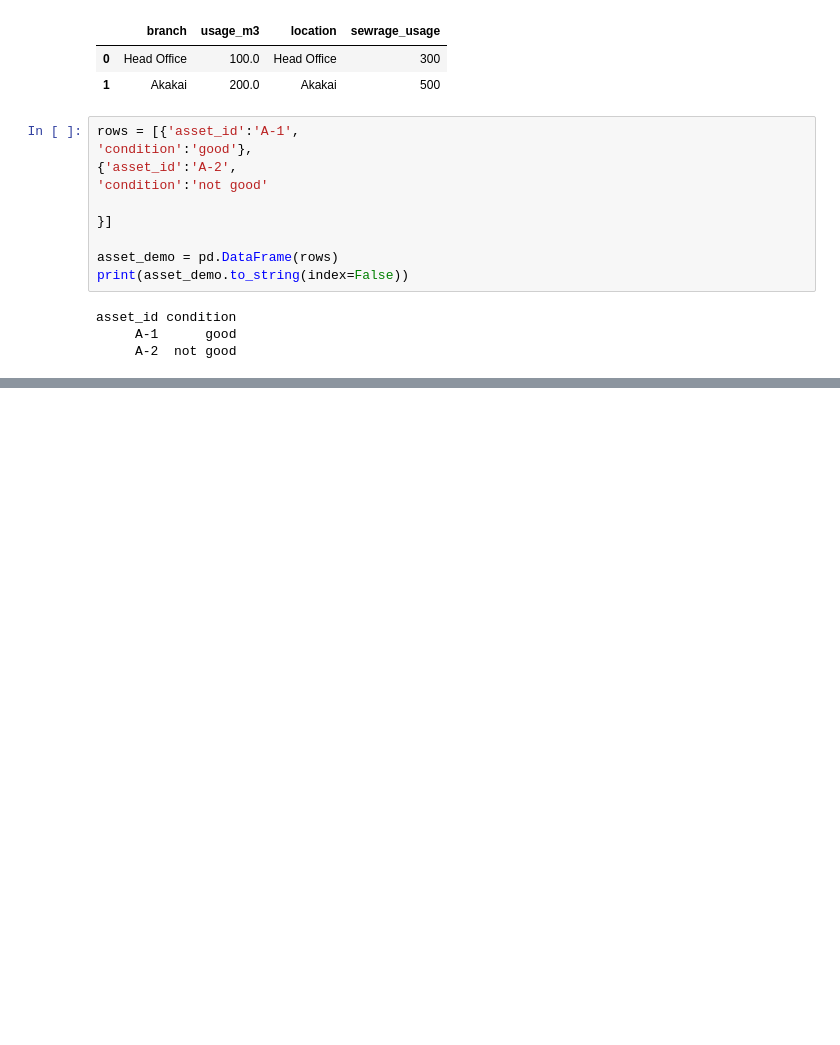
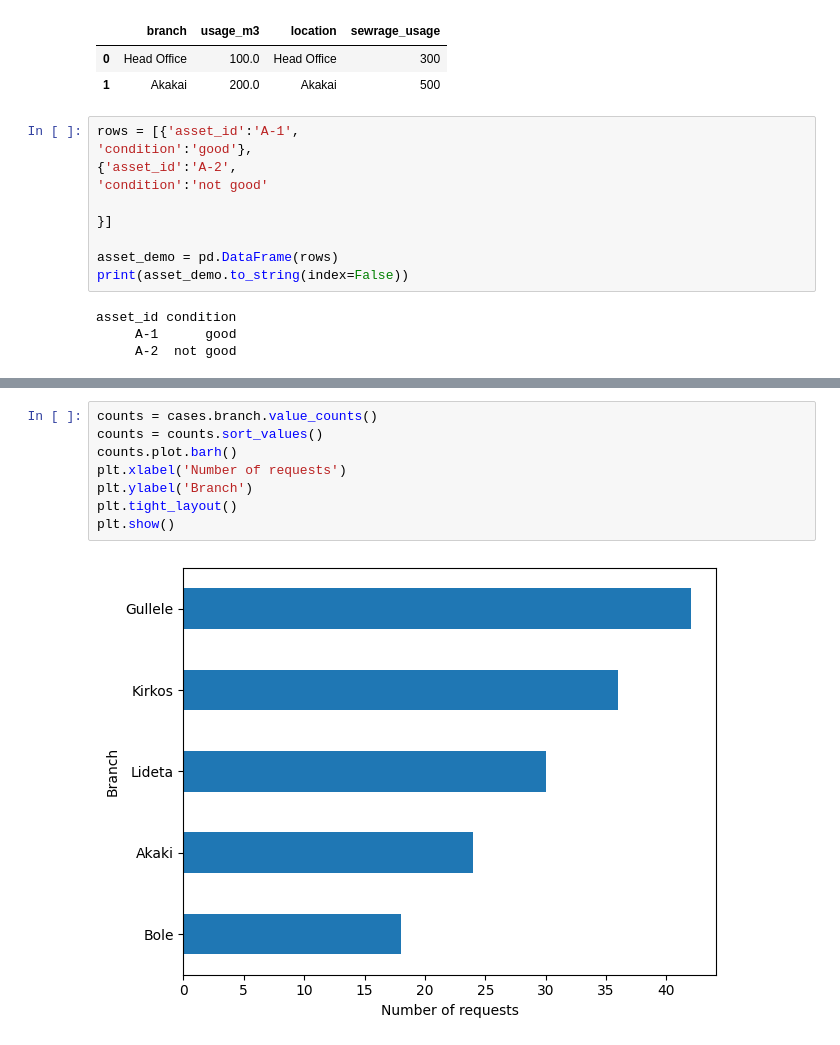
Before and after one commit to dagmawi77/python_aau_training, a Jupyter notebook: pandasnumpy.ipynb, the cells around one changed output, grey strips where cells are left out. Cells and saved outputs as stored; diff of their text form; blank space fills up the shorter version.

```diff
--- a/pandasnumpy.ipynb
+++ b/pandasnumpy.ipynb
@@ -123,0 +237,10 @@ dtype('int64')
+# %%
+counts = cases.branch.value_counts()
+counts = counts.sort_values()
+counts.plot.barh()
+plt.xlabel('Number of requests')
+plt.ylabel('Branch')
+plt.tight_layout()
+plt.show()
+# %% [output]
+[figure, added]
```
Also changed, not shown: parts of 13 cells of this notebook, 9 other files.
